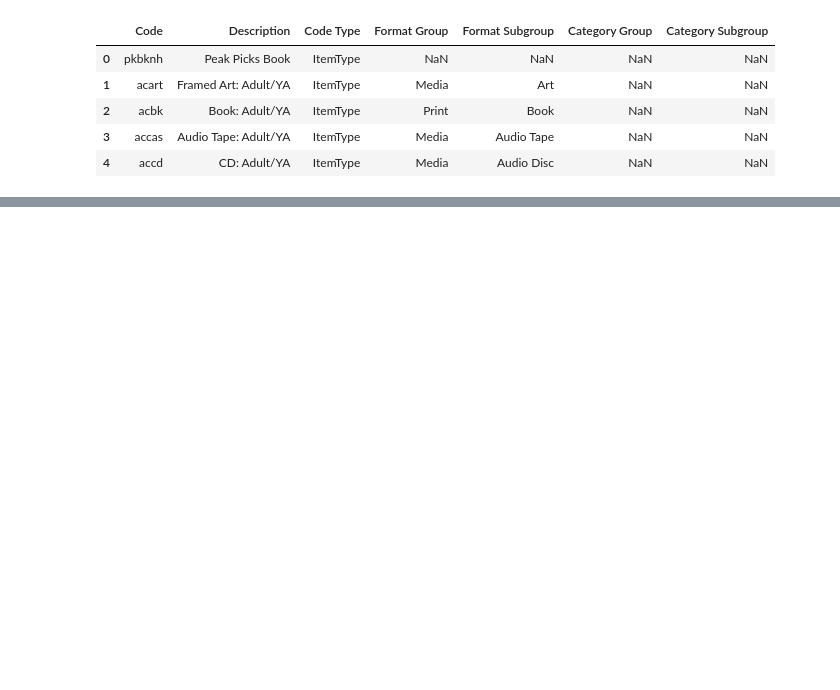
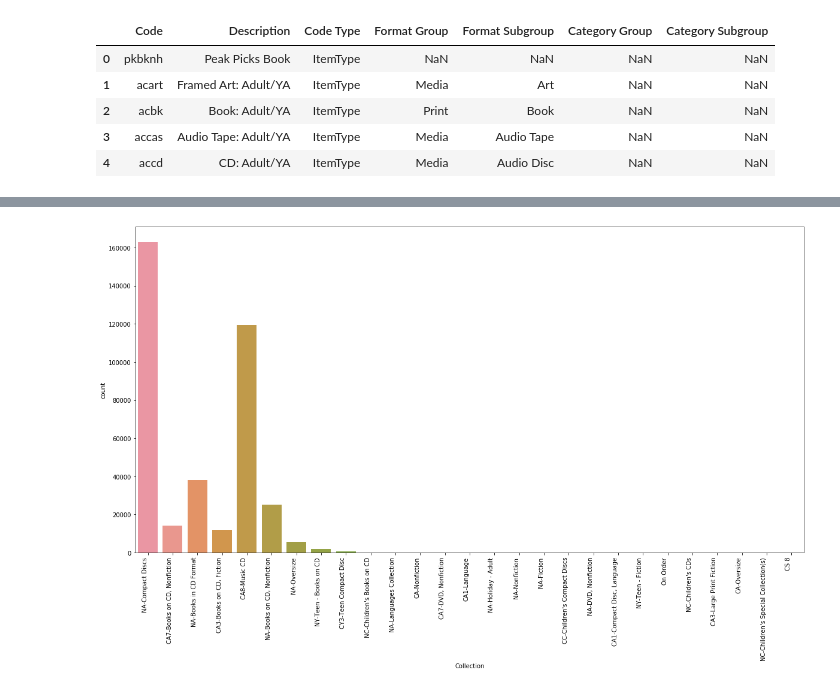
Before and after one commit to samwrite/Springboard, a Jupyter notebook: Capstone 2/EDA.ipynb, the cells around one changed output, grey strips where cells are left out. Saved outputs shown, nothing was run; the diff lists cells and outputs as text; code cells hidden in the pictures; blank space fills up the shorter version.

```diff
--- a/Capstone 2/EDA.ipynb
+++ b/Capstone 2/EDA.ipynb
@@ -175,0 +251,3 @@ item_collection.head()
+# %%
+cd_data = clean_data.loc[clean_data['ItemType'] == 'CD: Adult/YA']
+cd_data.head()
@@ -175,0 +303,7 @@ item_collection.head()
+# %%
+plt.figure(figsize=(20,10))
+ax = sns.countplot(x='Collection', data = cd_data)
+ax.set_xticklabels(ax.get_xticklabels(), rotation=90, ha='right')
+plt.show()
+# %% [output]
+[figure, added]
```
Also changed, not shown: parts of 18 cells of this notebook.
